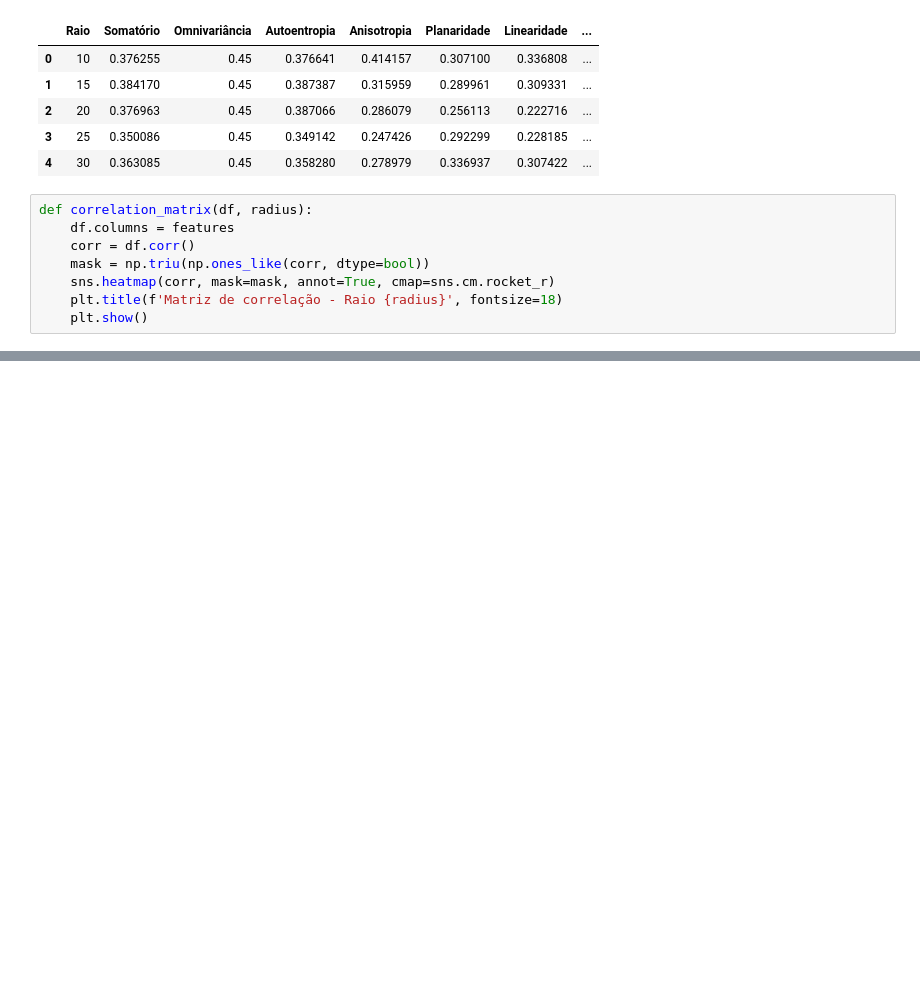
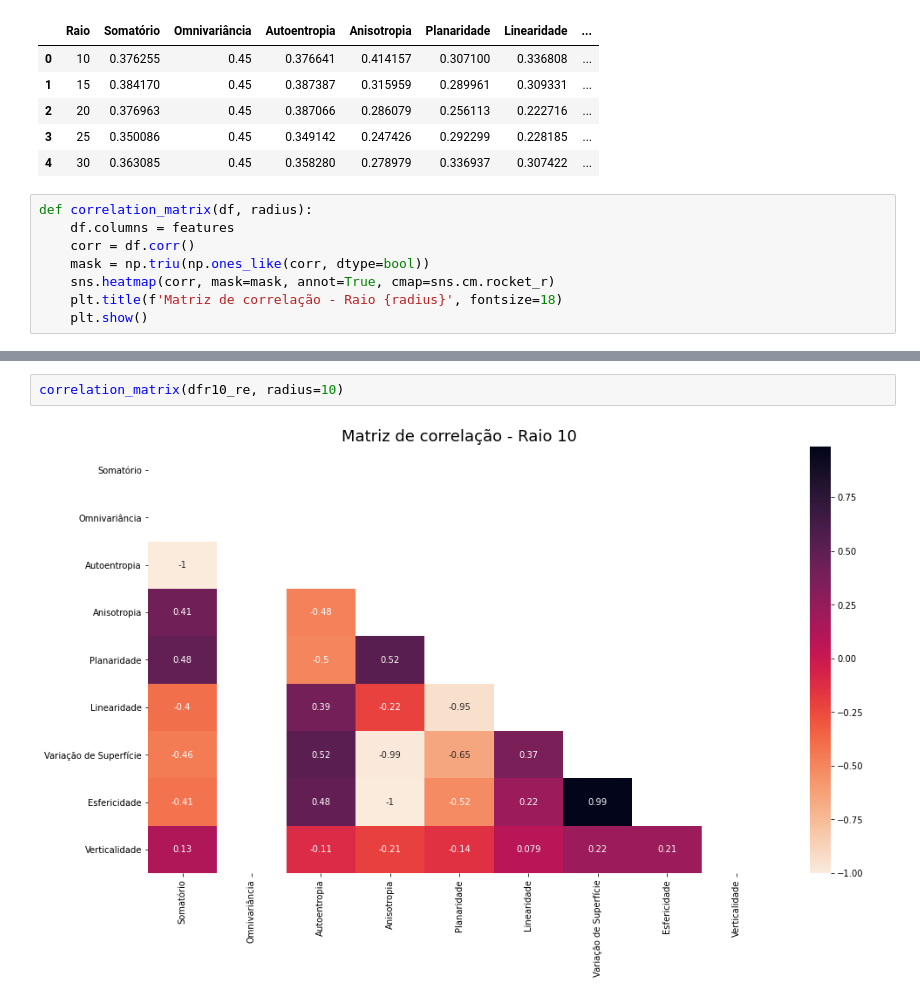
Before and after one commit to thalissonfelipe/landmarks, a Jupyter notebook: Análises da Features da Matriz de Covariância (Raios 10, 15, 20, 25, 30).ipynb, the cells around one changed output, grey strips where cells are left out. Cells and saved outputs as stored; diff of their text form; blank space fills up the shorter version.

```diff
--- a/Análises da Features da Matriz de Covariância (Raios 10, 15, 20, 25, 30).ipynb
+++ b/Análises da Features da Matriz de Covariância (Raios 10, 15, 20, 25, 30).ipynb
@@ -348,0 +357,4 @@ correlation_matrix(dfr30_le, radius=30)
+# %%
+correlation_matrix(dfr10_re, radius=10)
+# %% [output]
+[figure, added]
```
Also changed, not shown: parts of 8 cells of this notebook, 4 other files.
